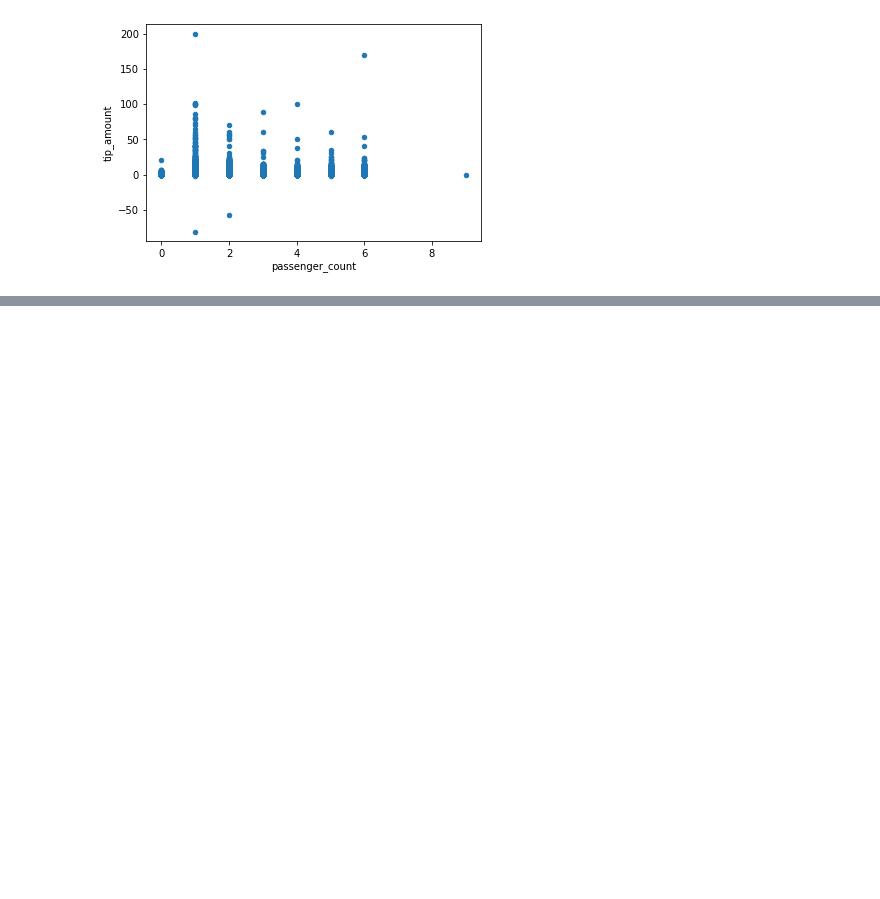
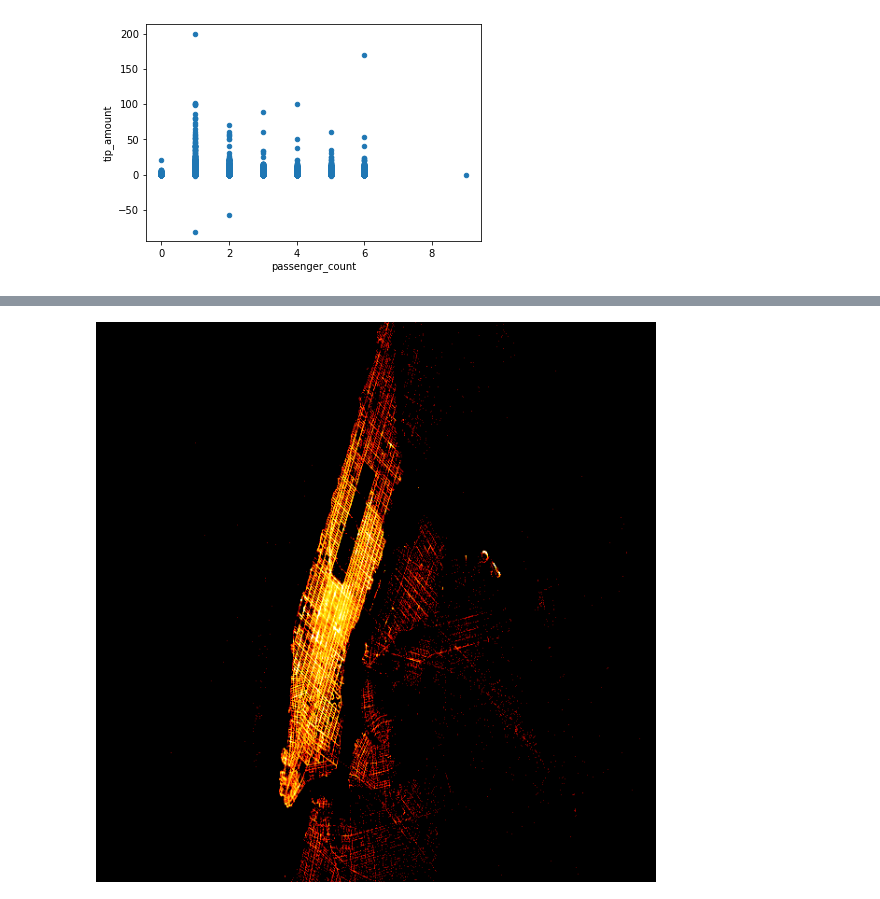
Before and after one commit to BlazingDB/Welcome_to_BlazingSQL_Notebooks, a Jupyter notebook: intro_notebooks/data_visualization.ipynb, the cells around one changed output, grey strips where cells are left out. Drawn from its saved outputs; the diff is of its cells as text; code cells hidden in the pictures; blank space fills up the shorter version.

```diff
--- a/intro_notebooks/data_visualization.ipynb
+++ b/intro_notebooks/data_visualization.ipynb
@@ -60,9 +79,11 @@ df.plot(kind='scatter',
 # %%
-import datashader as ds
+from datashader import Canvas, transfer_functions
 from colorcet import fire
 
 # execute query & lay out a canvas w/ dropoff locations
-nyc = ds.Canvas().points(bc.sql('SELECT dropoff_x, dropoff_y FROM taxi'), 'dropoff_x', 'dropoff_y')
+nyc = Canvas().points(bc.sql('SELECT dropoff_x, dropoff_y FROM taxi'), 'dropoff_x', 'dropoff_y')
 
 # shade in the picture w/ fire & display
-ds.transfer_functions.set_background(ds.transfer_functions.shade(nyc, cmap=fire), "black")
+transfer_functions.set_background(transfer_functions.shade(nyc, cmap=fire), "black")
+# %% [output]
+[figure, added]
```
Also changed, not shown: parts of 6 cells of this notebook, 4 other files.
